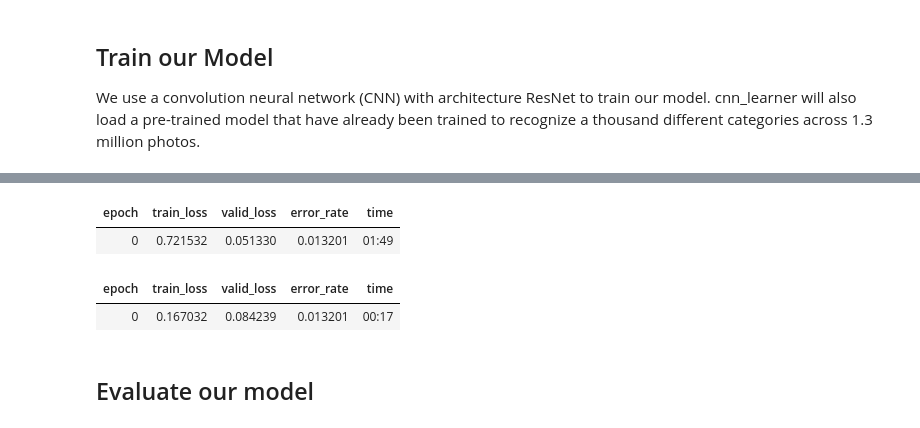
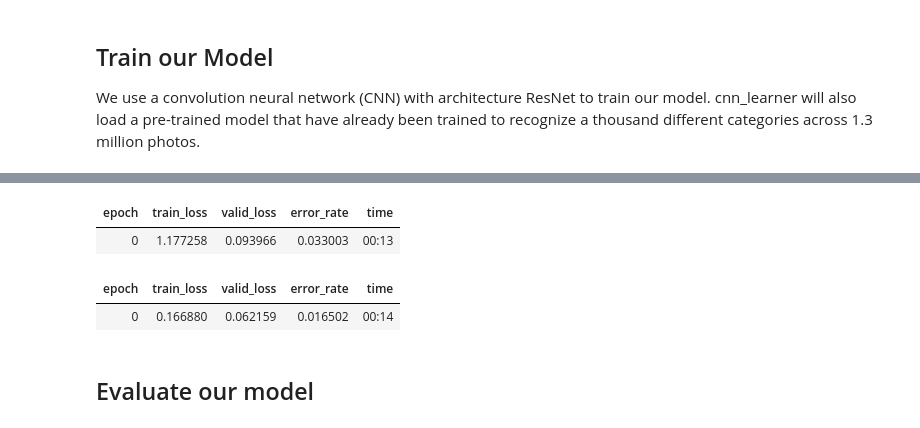
Before and after one commit to princewell-baffour/BigDataImageClassificationStreamLit, a Jupyter notebook: BigDataFinished.ipynb, the cells around one changed output, grey strips where cells are left out. Drawn from its saved outputs; the diff is of its cells as text; code cells hidden in the pictures.

```diff
--- a/BigDataFinished.ipynb
+++ b/BigDataFinished.ipynb
@@ -87,6 +84,6 @@ dls = cats.dataloaders('/content/gdrive/MyDrive/resources/DL_DataFolders_cleaned
 ## Train our Model
 We use a convolution neural network (CNN) with architecture ResNet to train our model. cnn_learner will also load a pre-trained model that have already been trained to recognize a thousand different categories across 1.3 million photos.
 # %%
-learn = cnn_learner(dls, resnet50, metrics=error_rate)
+learn = cnn_learner(dls, resnet34, metrics=error_rate)
 learn.fine_tune(1)
 # %% [output]
@@ -94,7 +90,7 @@ Downloading: "https://download.pytorch.org/models/resnet50-0676ba61.pth" to /roo
 | epoch | train_loss | valid_loss | error_rate | time |
-| 0 | 0.721532 | 0.051330 | 0.013201 | 01:49 |
+| 0 | 1.177258 | 0.093966 | 0.033003 | 00:13 |
 | epoch | train_loss | valid_loss | error_rate | time |
-| 0 | 0.167032 | 0.084239 | 0.013201 | 00:17 |
+| 0 | 0.166880 | 0.062159 | 0.016502 | 00:14 |
 # %% [markdown]
 ## Evaluate our model
 # %%
```
Also changed, not shown: parts of 13 cells of this notebook, 7 other files.
